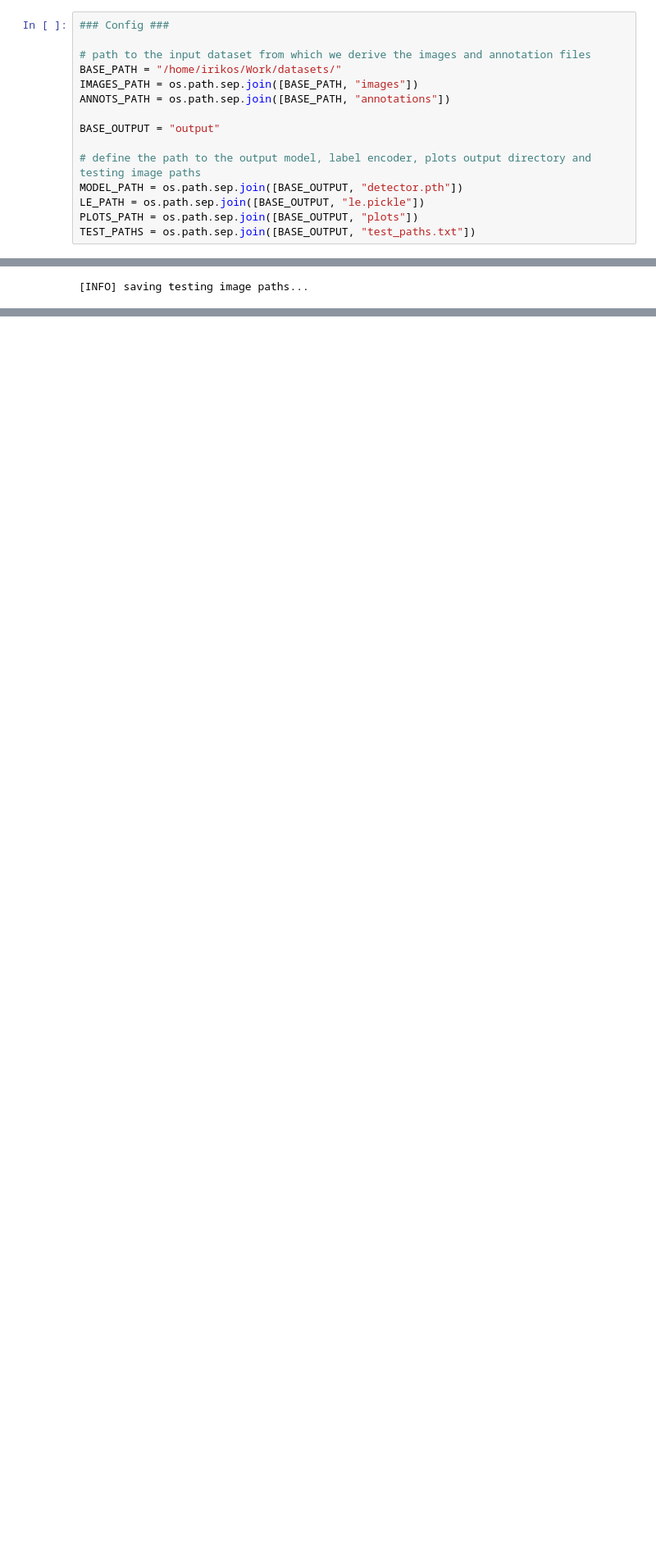
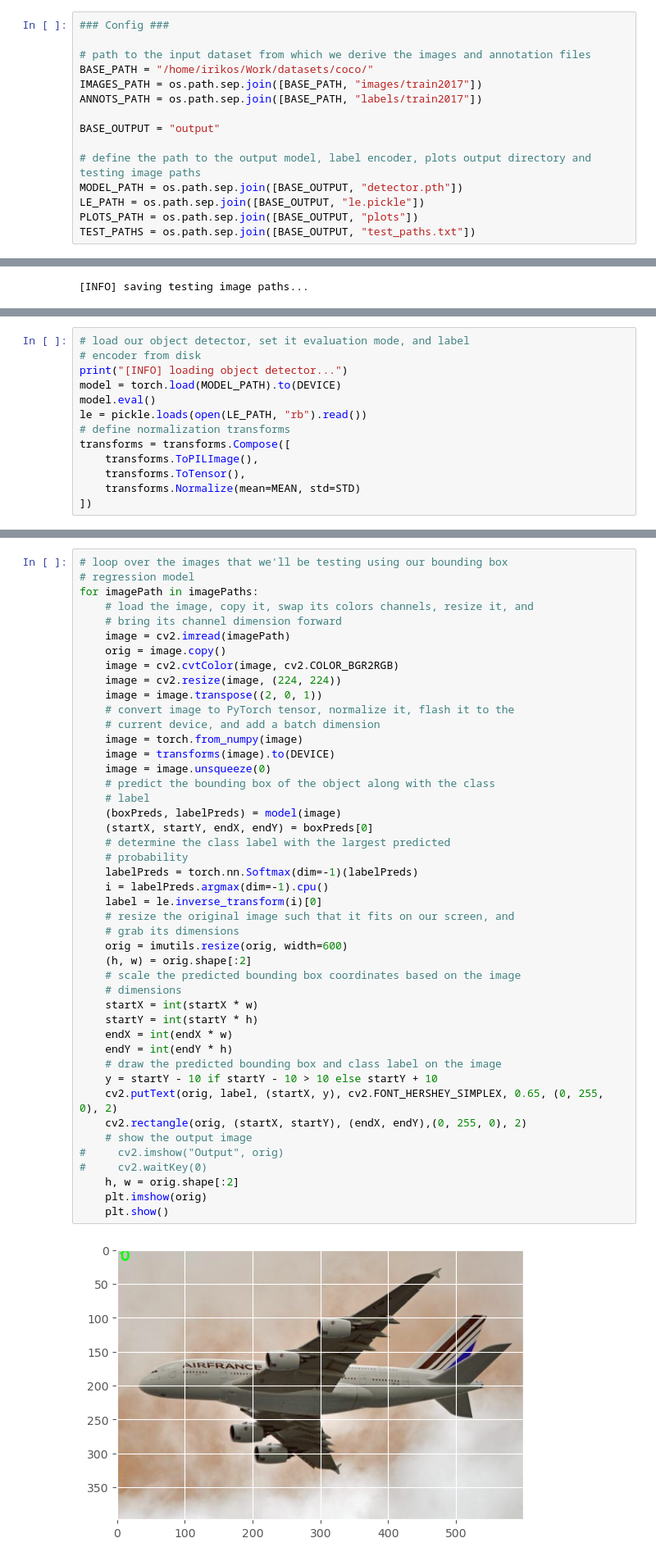
Before and after one commit to Irikos/Practice, a Jupyter notebook: DeepLearning/Basic object detector PyTorch.ipynb, the cells around one changed output, grey strips where cells are left out. Shown at 82% size. Saved outputs shown, nothing was run; the diff lists cells and outputs as text; blank space fills up the shorter version.

Commit message:
finish basic object detector

```diff
--- a/DeepLearning/Basic object detector PyTorch.ipynb
+++ b/DeepLearning/Basic object detector PyTorch.ipynb
@@ -43,9 +43,9 @@ import pickle
 ### Config ###
 
 # path to the input dataset from which we derive the images and annotation files
-BASE_PATH = "/home/irikos/Work/datasets/"
-IMAGES_PATH = os.path.sep.join([BASE_PATH, "images"])
-ANNOTS_PATH = os.path.sep.join([BASE_PATH, "annotations"])
+BASE_PATH = "/home/irikos/Work/datasets/coco/"
+IMAGES_PATH = os.path.sep.join([BASE_PATH, "images/train2017"])
+ANNOTS_PATH = os.path.sep.join([BASE_PATH, "labels/train2017"])
 
 BASE_OUTPUT = "output"
 
@@ -449,0 +484,13 @@ SystemExit: 2
+# %%
+# load our object detector, set it evaluation mode, and label
+# encoder from disk
+print("[INFO] loading object detector...")
+model = torch.load(MODEL_PATH).to(DEVICE)
+model.eval()
+le = pickle.loads(open(LE_PATH, "rb").read())
+# define normalization transforms
+transforms = transforms.Compose([
+    transforms.ToPILImage(),
+    transforms.ToTensor(),
+    transforms.Normalize(mean=MEAN, std=STD)
+])
@@ -449,0 +500,47 @@ SystemExit: 2
+# %%
+# loop over the images that we'll be testing using our bounding box
+# regression model
+for imagePath in imagePaths:
+    # load the image, copy it, swap its colors channels, resize it, and
+    # bring its channel dimension forward
+    image = cv2.imread(imagePath)
+    orig = image.copy()
+    image = cv2.cvtColor(image, cv2.COLOR_BGR2RGB)
+    image = cv2.resize(image, (224, 224))
+    image = image.transpose((2, 0, 1))
+    # convert image to PyTorch tensor, normalize it, flash it to the
+    # current device, and add a batch dimension
+    image = torch.from_numpy(image)
+    image = transforms(image).to(DEVICE)
+    image = image.unsqueeze(0)
+    # predict the bounding box of the object along with the class
+    # label
+    (boxPreds, labelPreds) = model(image)
+    (startX, startY, endX, endY) = boxPreds[0]
+    # determine the class label with the largest predicted
+    # probability
+    labelPreds = torch.nn.Softmax(dim=-1)(labelPreds)
+    i = labelPreds.argmax(dim=-1).cpu()
+    label = le.inverse_transform(i)[0]
+    # resize the original image such that it fits on our screen, and
+    # grab its dimensions
+    orig = imutils.resize(orig, width=600)
+    (h, w) = orig.shape[:2]
+    # scale the predicted bounding box coordinates based on the image
+    # dimensions
+    startX = int(startX * w)
+    startY = int(startY * h)
+    endX = int(endX * w)
+    endY = int(endY * h)
+    # draw the predicted bounding box and class label on the image
+    y = startY - 10 if startY - 10 > 10 else startY + 10
+    cv2.putText(orig, label, (startX, y), cv2.FONT_HERSHEY_SIMPLEX, 0.65, (0, 255, 0), 2)
+    cv2.rectangle(orig, (startX, startY), (endX, endY),(0, 255, 0), 2)
+    # show the output image
+#     cv2.imshow("Output", orig)
+#     cv2.waitKey(0)
+    h, w = orig.shape[:2]
+    plt.imshow(orig)
+    plt.show()
+# %% [output]
+[figure, added]
```
Also changed, not shown: parts of 9 cells of this notebook, 1 other file.
